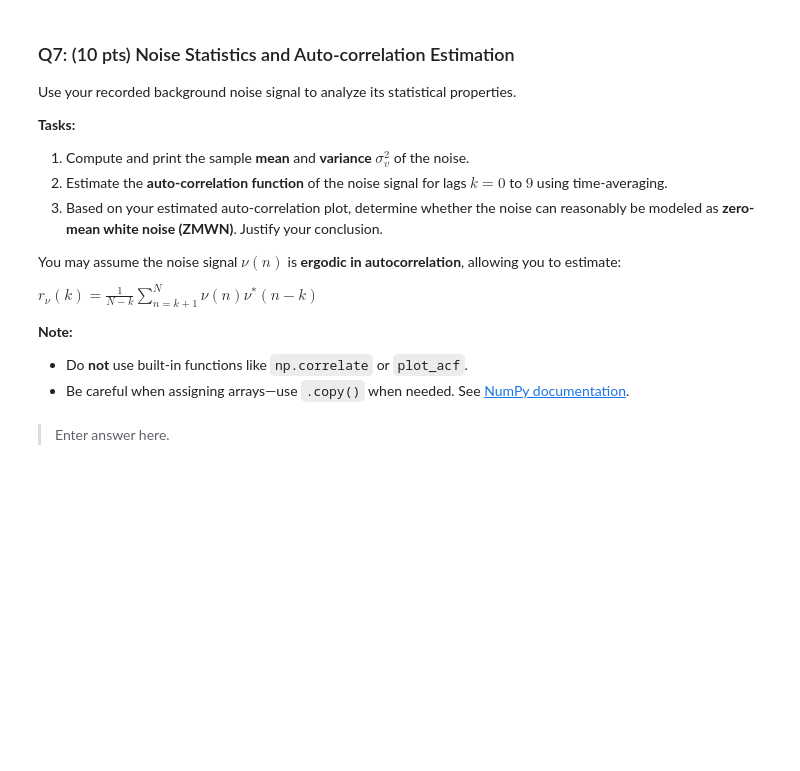
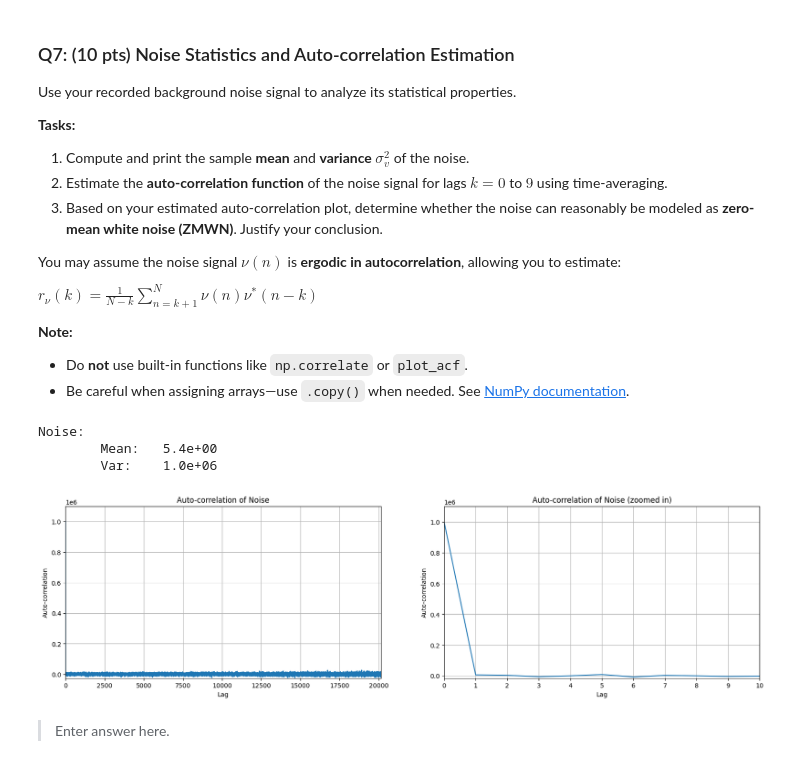
Before and after one commit to larsvantol/Statistical-Signal-Processing, a Jupyter notebook: SC42150_SSP_2025_Assignment.ipynb, the cells around one changed output. Saved outputs shown, nothing was run; the diff lists cells and outputs as text; code cells hidden in the pictures; blank space fills up the shorter version.

Commit message:
auto correlation function

```diff
--- a/SC42150_SSP_2025_Assignment.ipynb
+++ b/SC42150_SSP_2025_Assignment.ipynb
@@ -229,6 +308,63 @@ $ r_\nu(k) = \frac{1}{N - k} \sum_{n = k + 1}^{N} \nu(n) \nu^*(n - k) $
 # %%
 import numpy as np
 import matplotlib.pyplot as plt
+
+noise_mean=np.mean(noise_measured)
+noise_var=np.var(noise_measured)
+
+# ToDo: Units?
+
+print(f"Noise:")
+print(f"\tMean:\t{noise_mean:.1e}")
+print(f"\tVar:\t{noise_var:.1e}")
+
+##########################
+
+# Calculating the auto-correlation function for the noise
+def auto_correlation(x, lags):
+    # r_v(k) = \frac{1}{N-k} \sum_{n=k+1}^{N} v(n) v^*(n-k)
+    # \frac{1}{N-k} \sum_{n=k+1}^{N} is mean over N-k samples
+    N = len(x)
+    r = np.zeros(len(lags), dtype=complex)
+    for i, k in enumerate(lags):
+        r[i] = np.mean(x[k:] * np.conj(x[:N-k]))
+
+    if np.all(np.isreal(x)):
+        r = np.real(r)
+    return r
+
+lags = np.arange(0, len(noise_measured)//2)
+r_v = np.zeros(len(lags))
+
+###########################
+
+#Plotting the auto-correlation
+r_v = auto_correlation(noise_measured, lags)
+
+fig, ax = plt.subplots(1, 2, figsize=(20, 5))
+ax[0].set_xlim(0, np.max(lags))
+ax[0].set_ylim(np.min(r_v)*1.1, np.max(r_v)*1.1)
+ax[0].plot(lags, r_v)
+ax[0].set_xlabel("Lag")
+ax[0].set_ylabel("Auto-correlation") # ToDo: Eenheid?
+ax[0].set_title(f"Auto-correlation of Noise")
+ax[0].grid()
+
+ax[1].set_xlim(0, 10)
+ax[1].set_xticks(np.arange(0, 11, 1))
+ax[1].set_ylim(np.min(r_v[:1000])*1.1, np.max(r_v[:1000])*1.1)
+ax[1].plot(lags[:1000], r_v[:1000])
+ax[1].set_xlabel("Lag")
+ax[1].set_ylabel("Auto-correlation") # ToDo: Eenheid?
+ax[1].set_title(f"Auto-correlation of Noise (zoomed in)")
+ax[1].grid()
+
+plt.show()
+# %% [output]
+Noise:
+        Mean:   5.4e+00
+        Var:    1.0e+06
+[figure, added]
 # %% [markdown]
 > Enter answer here.
 # %% [markdown]
```
Also changed, not shown: parts of 6 cells of this notebook.
